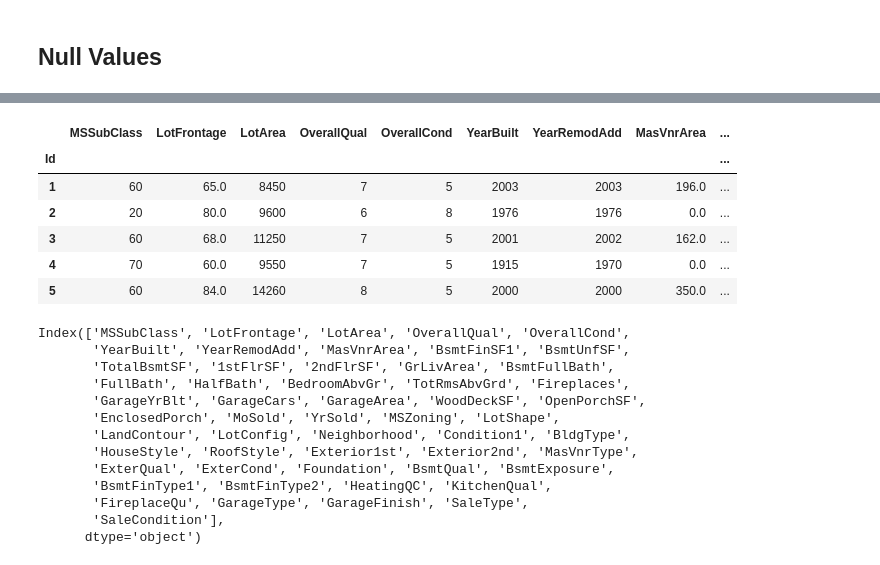
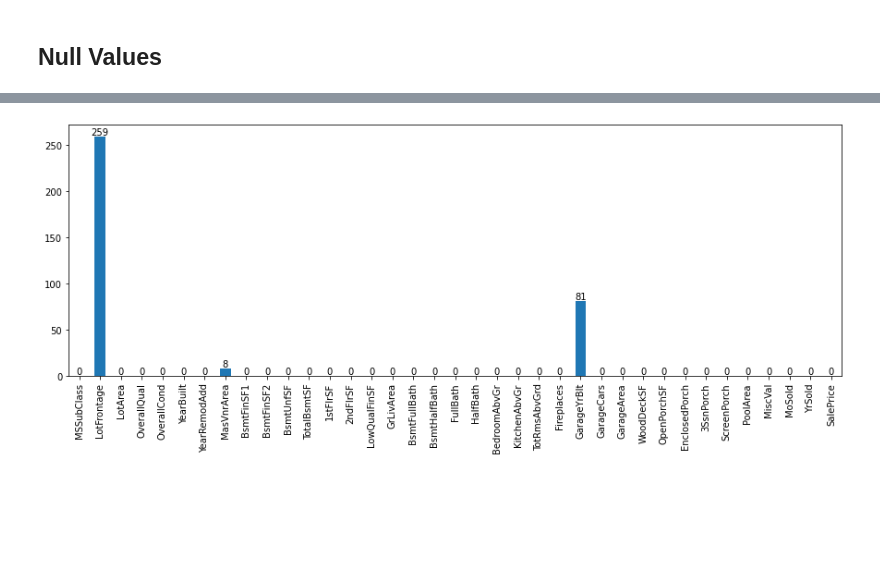
Before and after one commit to pindi-krishna/House_Selling_Price_Prediction, a Jupyter notebook: EDA.ipynb, the cells around one changed output, grey strips where cells are left out. Cells and saved outputs as stored; diff of their text form; code cells hidden in the pictures; blank space fills up the shorter version.

```diff
--- a/EDA.ipynb
+++ b/EDA.ipynb
@@ -14,6 +20,6 @@ from sklearn.neural_network import MLPRegressor
 # %%
-df = pd.read_csv('./Dataset/train.csv', index_col='Id')
-df.head(5)
+df_train = pd.read_csv('./Dataset/train.csv', index_col='Id')
+df_train.head(5)
 # %% [output]
 |  | MSSubClass | MSZoning | LotFrontage | LotArea | Street | Alley | LotShape | LandContour | Utilities | ... |
 | Id |  |  |  |  |  |  |  |  |  | ... |
@@ -134,8 +189,9 @@ There are no duplicates in the dataset
 # %% [markdown]
 ## Numerical and Categorical  Columns
 # %%
-df_num = df.select_dtypes(exclude = 'object')
-num_cols = df_num.columns
-print('Number of numerical columns : ', len(df_num.columns))
-df_num.head(5)
+# Select the numerical features in train dataset
+df_train_num = df_train.select_dtypes(exclude = 'object')
+num_cols = df_train_num.columns
+print('Number of numerical columns : ', len(df_train_num.columns))
+df_train_num.head(5)
 # %% [output]
@@ -558,27 +298,0 @@ Numerical cols :  Index(['MSSubClass', 'LotFrontage', 'LotArea', 'OverallQual',
-# %%
-df_final = pd.merge(df_num, df_cat, on='Id', how='left')
-df_final.head()
-# %% [output]
-|  | MSSubClass | LotFrontage | LotArea | OverallQual | OverallCond | YearBuilt | YearRemodAdd | MasVnrArea | ... |
-| Id |  |  |  |  |  |  |  |  | ... |
-| 1 | 60 | 65.0 | 8450 | 7 | 5 | 2003 | 2003 | 196.0 | ... |
-| 2 | 20 | 80.0 | 9600 | 6 | 8 | 1976 | 1976 | 0.0 | ... |
-| 3 | 60 | 68.0 | 11250 | 7 | 5 | 2001 | 2002 | 162.0 | ... |
-| 4 | 70 | 60.0 | 9550 | 7 | 5 | 1915 | 1970 | 0.0 | ... |
-| 5 | 60 | 84.0 | 14260 | 8 | 5 | 2000 | 2000 | 350.0 | ... |
-# %%
-df_final.columns
-# %% [output]
-Index(['MSSubClass', 'LotFrontage', 'LotArea', 'OverallQual', 'OverallCond',
-       'YearBuilt', 'YearRemodAdd', 'MasVnrArea', 'BsmtFinSF1', 'BsmtUnfSF',
-       'TotalBsmtSF', '1stFlrSF', '2ndFlrSF', 'GrLivArea', 'BsmtFullBath',
-       'FullBath', 'HalfBath', 'BedroomAbvGr', 'TotRmsAbvGrd', 'Fireplaces',
-       'GarageYrBlt', 'GarageCars', 'GarageArea', 'WoodDeckSF', 'OpenPorchSF',
-       'EnclosedPorch', 'MoSold', 'YrSold', 'MSZoning', 'LotShape',
-       'LandContour', 'LotConfig', 'Neighborhood', 'Condition1', 'BldgType',
-       'HouseStyle', 'RoofStyle', 'Exterior1st', 'Exterior2nd', 'MasVnrType',
-       'ExterQual', 'ExterCond', 'Foundation', 'BsmtQual', 'BsmtExposure',
-       'BsmtFinType1', 'BsmtFinType2', 'HeatingQC', 'KitchenQual',
-       'FireplaceQu', 'GarageType', 'GarageFinish', 'SaleType',
-       'SaleCondition'],
-      dtype='object')
@@ -586,0 +299,7 @@ df_final.to_csv('./data/Train_Final.csv')
+# %%
+# Null values in train dataset with numerical features
+ax = df_train_num.isnull().sum().plot(kind='bar', figsize=(15, 5))
+for i in ax.containers:
+    ax.bar_label(i,)
+# %% [output]
+[figure, added]
```
Also changed, not shown: parts of 121 cells of this notebook, 33 other files.
